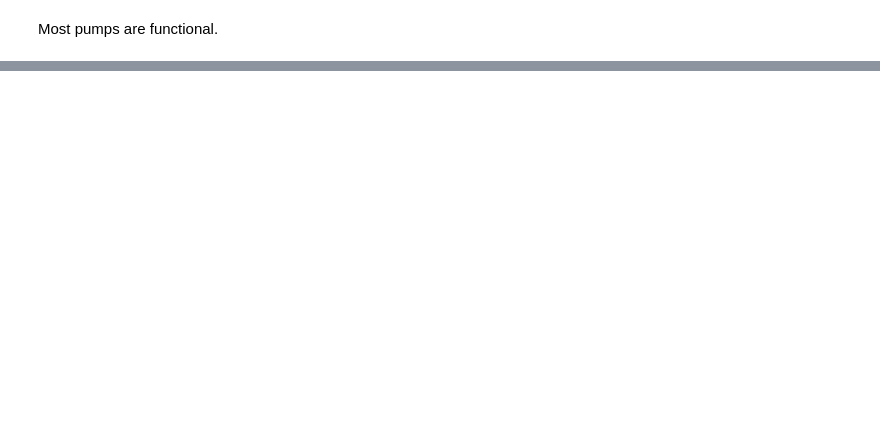
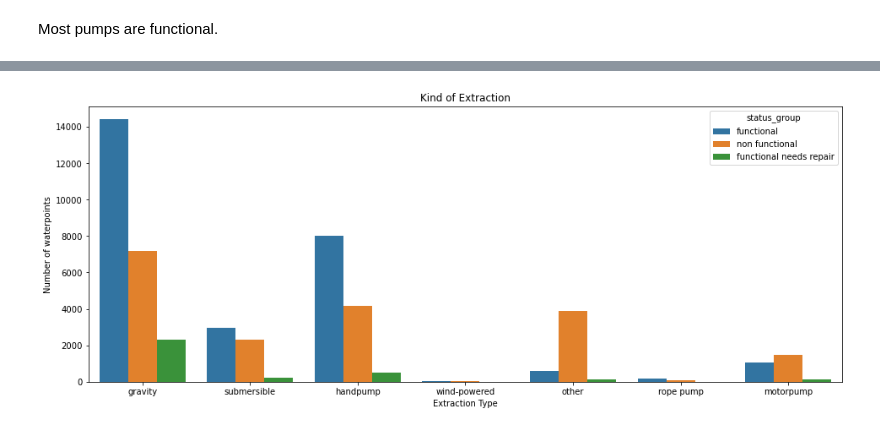
Before and after one commit to Paulwaweru/Phase-3-Project---Tanzania-Water-Wells, a Jupyter notebook: student.ipynb, the cells around one changed output, grey strips where cells are left out. Cells and saved outputs as stored; diff of their text form; code cells hidden in the pictures; blank space fills up the shorter version.

```diff
--- a/student.ipynb
+++ b/student.ipynb
@@ -799,0 +808,10 @@ Most pumps are functional.
+# %%
+# Extraction
+plt.figure(figsize=(16,6))
+sns.countplot(data=df, x='extraction_type_class', hue='status_group')
+plt.xlabel('Extraction Type')
+plt.ylabel('Number of waterpoints')
+plt.title('Kind of Extraction')
+plt.show()
+# %% [output]
+[figure, added]
```
Also changed, not shown: parts of 9 cells of this notebook.
